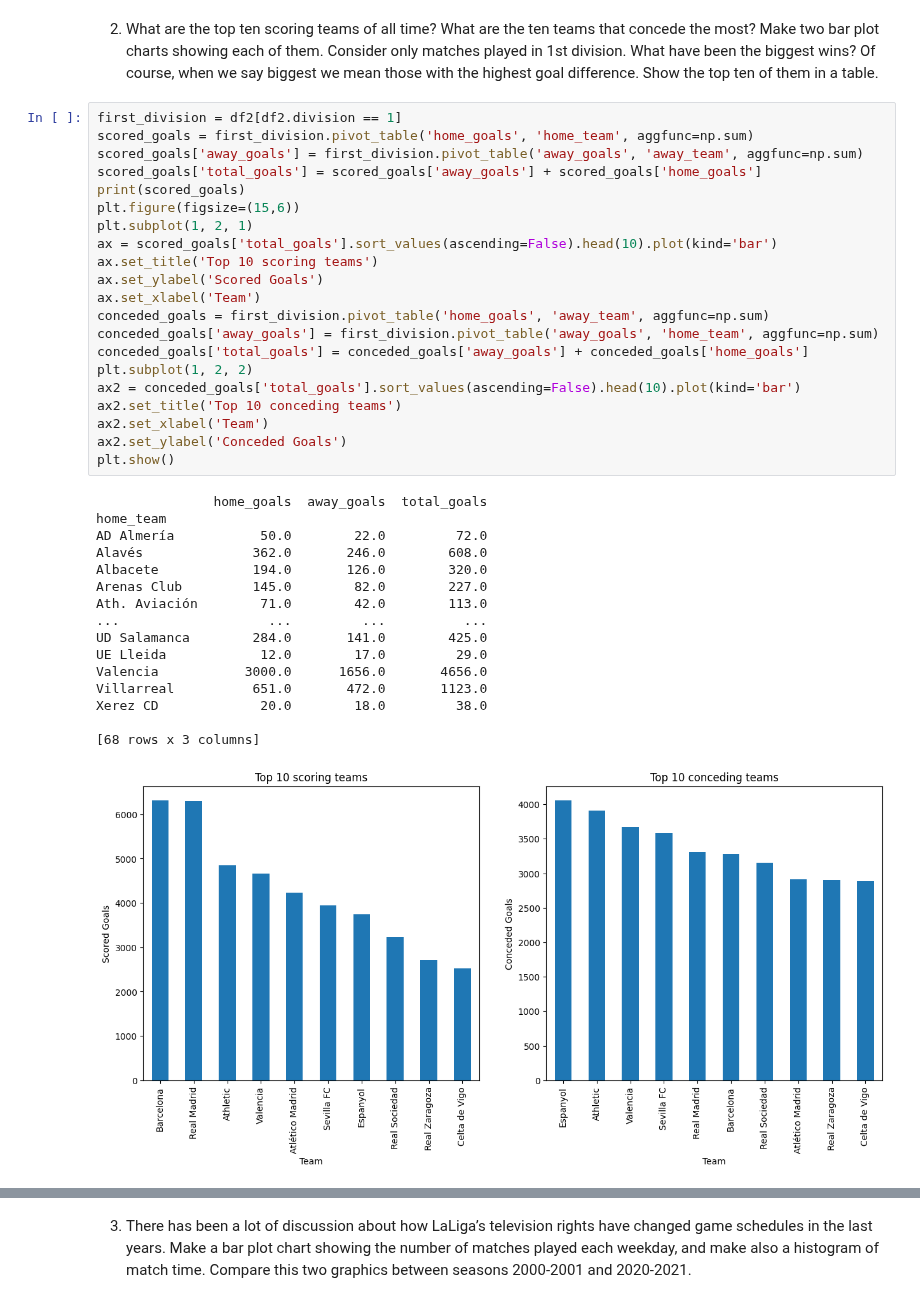
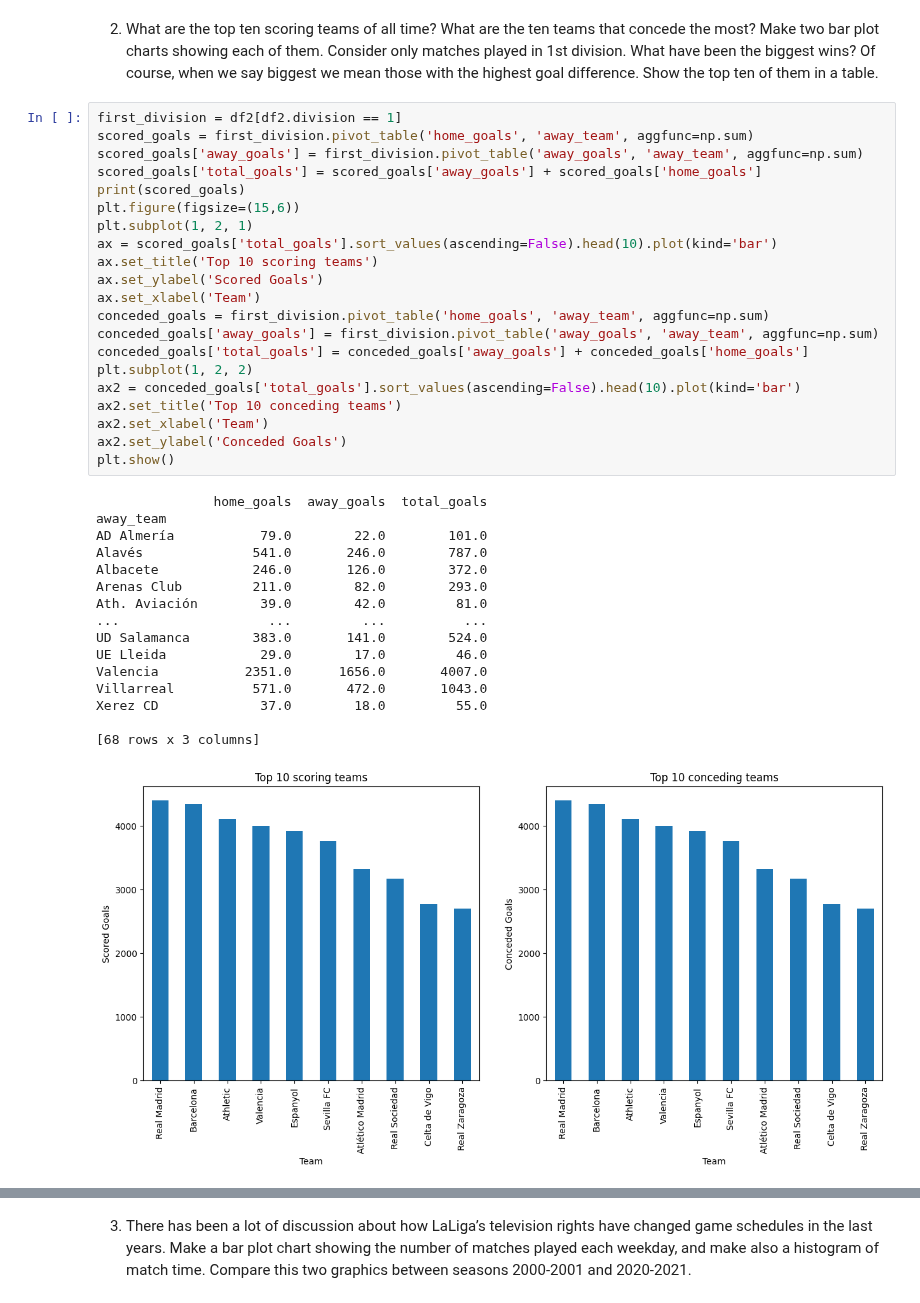
Before and after one commit to alexfulleda98/la-quiniela, a Jupyter notebook: analysis/LaLigaDataAnalysis.ipynb, the cells around one changed output, grey strips where cells are left out. Saved outputs shown, nothing was run; the diff lists cells and outputs as text.

```diff
--- a/analysis/LaLigaDataAnalysis.ipynb
+++ b/analysis/LaLigaDataAnalysis.ipynb
@@ -59,42 +59,42 @@ What have been the biggest wins? Of course, when we say biggest we mean
 those with the highest goal difference. Show the top ten of them in a table.
 # %%
 first_division = df2[df2.division == 1]
-scored_goals = first_division.pivot_table('home_goals', 'home_team', aggfunc=np.sum)
+scored_goals = first_division.pivot_table('home_goals', 'away_team', aggfunc=np.sum)
 scored_goals['away_goals'] = first_division.pivot_table('away_goals', 'away_team', aggfunc=np.sum)
 scored_goals['total_goals'] = scored_goals['away_goals'] + scored_goals['home_goals']
 print(scored_goals)
 plt.figure(figsize=(15,6))
 plt.subplot(1, 2, 1)
 ax = scored_goals['total_goals'].sort_values(ascending=False).head(10).plot(kind='bar')
 ax.set_title('Top 10 scoring teams')
 ax.set_ylabel('Scored Goals')
 ax.set_xlabel('Team')
 conceded_goals = first_division.pivot_table('home_goals', 'away_team', aggfunc=np.sum)
-conceded_goals['away_goals'] = first_division.pivot_table('away_goals', 'home_team', aggfunc=np.sum)
+conceded_goals['away_goals'] = first_division.pivot_table('away_goals', 'away_team', aggfunc=np.sum)
 conceded_goals['total_goals'] = conceded_goals['away_goals'] + conceded_goals['home_goals']
 plt.subplot(1, 2, 2)
 ax2 = conceded_goals['total_goals'].sort_values(ascending=False).head(10).plot(kind='bar')
 ax2.set_title('Top 10 conceding teams')
 ax2.set_xlabel('Team')
 ax2.set_ylabel('Conceded Goals')
 plt.show()
 # %% [output]
                home_goals  away_goals  total_goals
-home_team
-AD Almería           50.0        22.0         72.0
-Alavés              362.0       246.0        608.0
-Albacete            194.0       126.0        320.0
-Arenas Club         145.0        82.0        227.0
-Ath. Aviación        71.0        42.0        113.0
+away_team
+AD Almería           79.0        22.0        101.0
+Alavés              541.0       246.0        787.0
+Albacete            246.0       126.0        372.0
+Arenas Club         211.0        82.0        293.0
+Ath. Aviación        39.0        42.0         81.0
 ...                   ...         ...          ...
-UD Salamanca        284.0       141.0        425.0
-UE Lleida            12.0        17.0         29.0
-Valencia           3000.0      1656.0       4656.0
-Villarreal          651.0       472.0       1123.0
-Xerez CD             20.0        18.0         38.0
+UD Salamanca        383.0       141.0        524.0
+UE Lleida            29.0        17.0         46.0
+Valencia           2351.0      1656.0       4007.0
+Villarreal          571.0       472.0       1043.0
+Xerez CD             37.0        18.0         55.0
 
 [68 rows x 3 columns]
-[figure, old version]
+[figure, new version]
 # %%
 first_division['abs_diff'] = abs(first_division['goal diff'])
 biggest_wins = first_division.sort_values('abs_diff', ascending = False).head(10)
```
Also changed, not shown: parts of 10 cells of this notebook.
